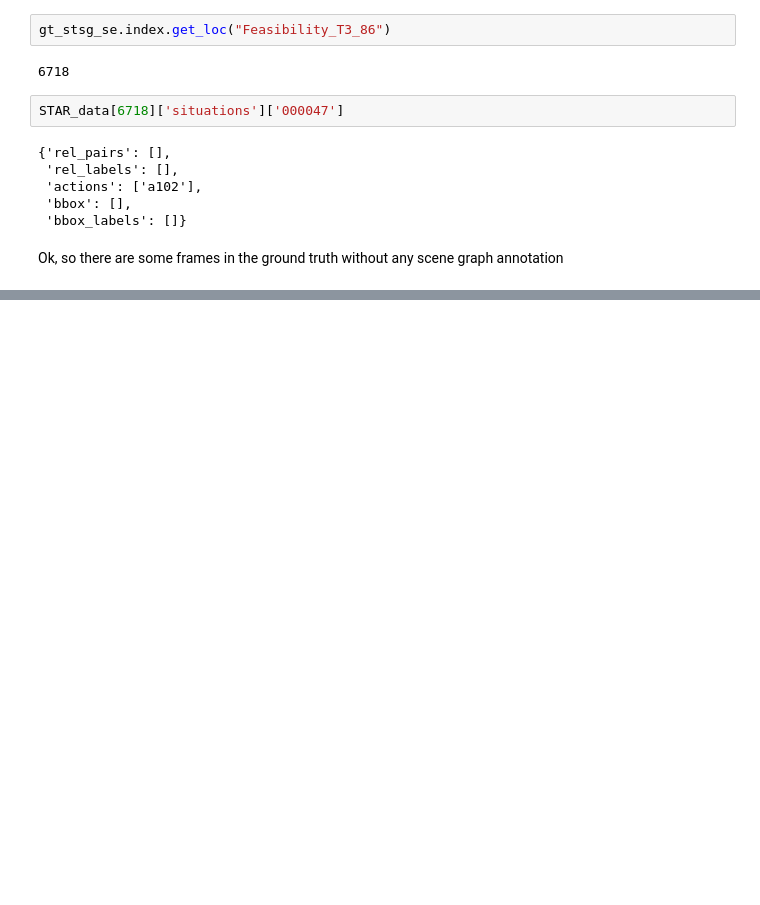
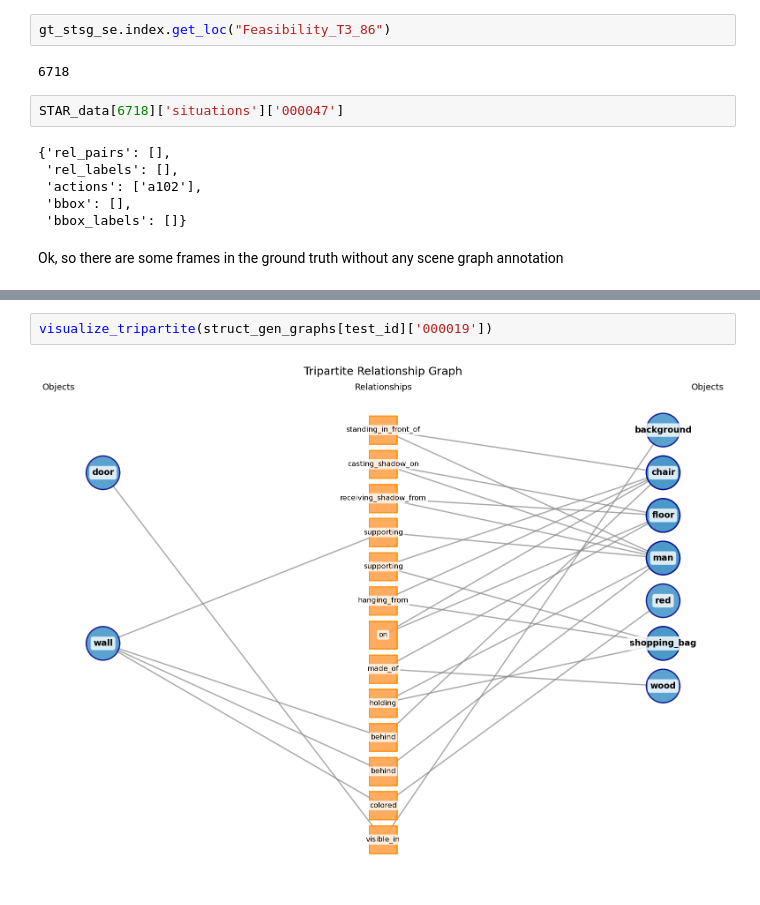
Before and after one commit to FabioLusha/video-neurosymbolic, a Jupyter notebook: star_code/experiments/week_0416_zs_cot_chat_prompting_gemma3_4b.ipynb, the cells around one changed output, grey strips where cells are left out. Drawn from its saved outputs; the diff is of its cells as text; blank space fills up the shorter version.

```diff
--- a/star_code/experiments/week_0416_zs_cot_chat_prompting_gemma3_4b.ipynb
+++ b/star_code/experiments/week_0416_zs_cot_chat_prompting_gemma3_4b.ipynb
@@ -904,0 +1063,4 @@ Ok, so there are some frames in the ground truth without any scene graph annotat
+# %%
+visualize_tripartite(struct_gen_graphs[test_id]['000019'])
+# %% [output]
+[figure, added]
```
Also changed, not shown: parts of 14 cells of this notebook, 1 other file.
